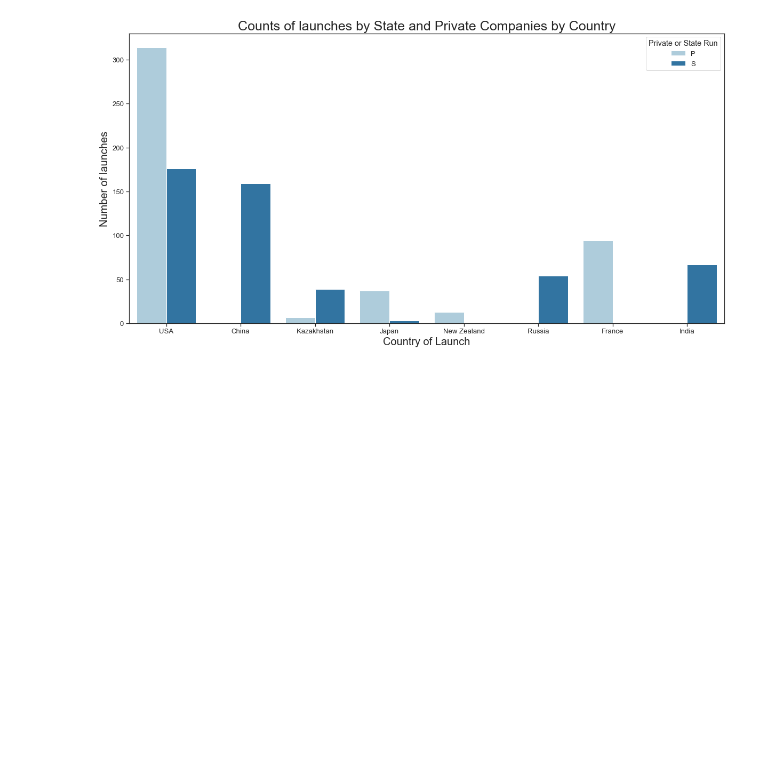
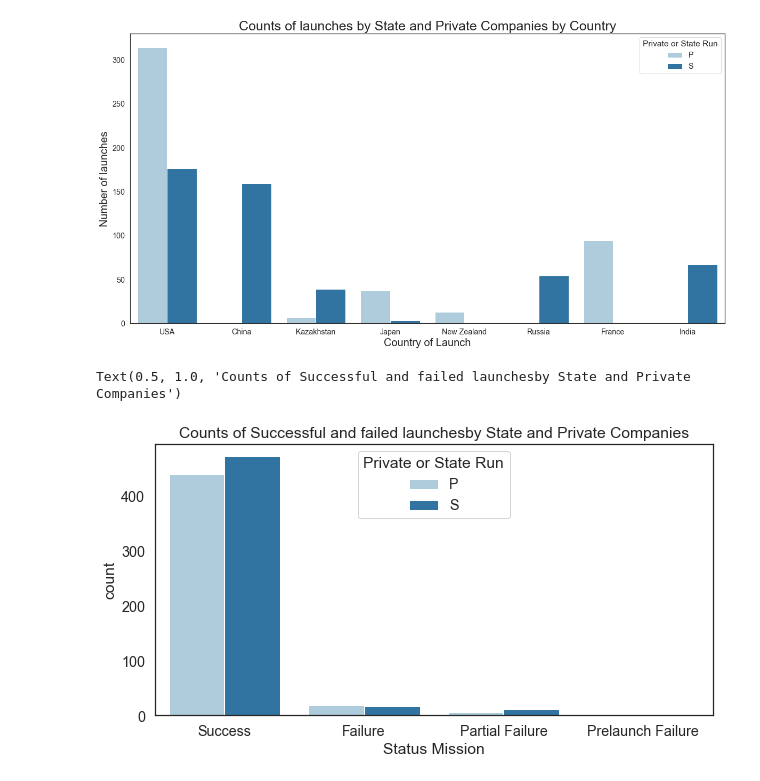
Before and after one commit to data301-2020-winter1/course-project-group_6017, a Jupyter notebook: analysis/submitted/Task 5 Research Question.ipynb, the cells around one changed output. Cells and saved outputs as stored; diff of their text form; code cells hidden in the pictures; blank space fills up the shorter version.

```diff
--- a/analysis/submitted/Task 5 Research Question.ipynb
+++ b/analysis/submitted/Task 5 Research Question.ipynb
@@ -210,5 +197,12 @@ plt.title('Counts of launches by State and Private Companies by Country', fontsi
 # %% [output]
 Text(0.5, 1.0, 'Counts of launches by State and Private Companies by Country')
 [figure]
+# %%
+plt.figure(figsize=(10,5))
+df_cat = df.select_dtypes(include = 'object').copy()
+sns.countplot(x='Status Mission', hue='Private or State Run', data=df_cat, palette="Paired").set_title('Counts of Successful and failed launchesby State and Private Companies')
+# %% [output]
+Text(0.5, 1.0, 'Counts of Successful and failed launchesby State and Private Companies')
+[figure, added]
 # %% [markdown]
 ## Analysis/Results
```
Also changed, not shown: parts of 8 cells of this notebook, 1 other file.
